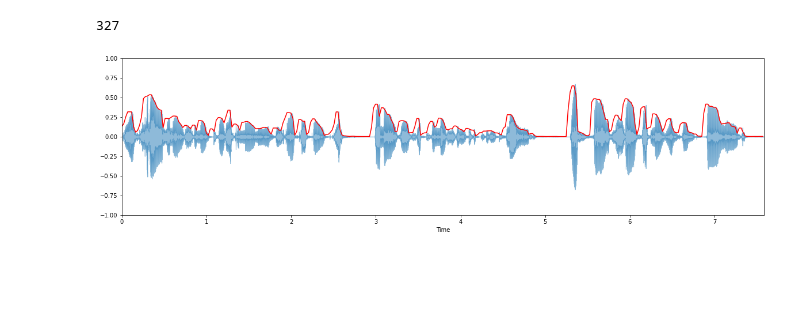
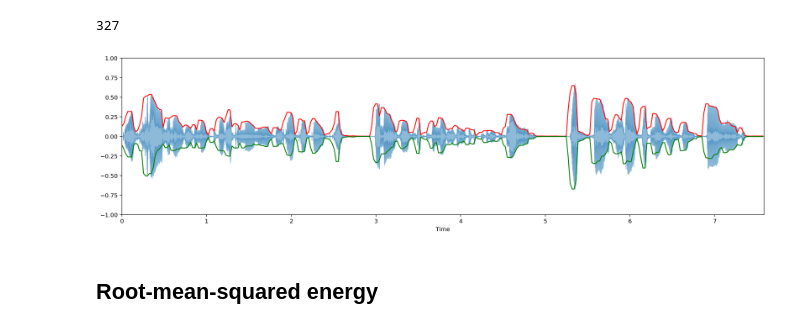
Before and after one commit to mehdihosseinimoghadam/Signal-Processing, a Jupyter notebook: Basics.ipynb, the cells around one changed output. Saved outputs shown, nothing was run; the diff lists cells and outputs as text; code cells hidden in the pictures; blank space fills up the shorter version.

```diff
--- a/Basics.ipynb
+++ b/Basics.ipynb
@@ -39,24 +52,28 @@ FRAME_SIZE = 1024
 HOP_LENGTH = 512
 
 def amplitude_envelope(signal, frame_size, hop_length):
-  return np.array([max(signal[i:i+frame_size]) for i in range(0, len(signal), hop_length)])
+  return (np.array([max(signal[i:i+frame_size]) for i in range(0, len(signal), hop_length)]),
+         np.array([min(signal[i:i+frame_size]) for i in range(0, len(signal), hop_length)]))
 # %%
-ae = amplitude_envelope(data, FRAME_SIZE, HOP_LENGTH)
-len(ae)
+uae, lae = amplitude_envelope(data, FRAME_SIZE, HOP_LENGTH)
+len(uae)
 # %% [output]
 327
 # %%
-frames = range(len(ae))
+frames = range(len(uae))
 t = librosa.frames_to_time(frames, hop_length=HOP_LENGTH)
 # %%
 # amplitude envelope is graphed in red
 
 plt.figure(figsize=(20,5))
 librosa.display.waveplot(data, alpha=0.5)
-plt.plot(t, ae, color="r")
+plt.plot(t, uae, color="r")
+plt.plot(t, lae, color="g")
 plt.ylim((-1, 1))
 
 
 plt.show()
 # %% [output]
-[figure, old version]
+[figure, new version]
+# %% [markdown]
+## Root-mean-squared energy
```
Also changed, not shown: parts of 21 cells of this notebook.
